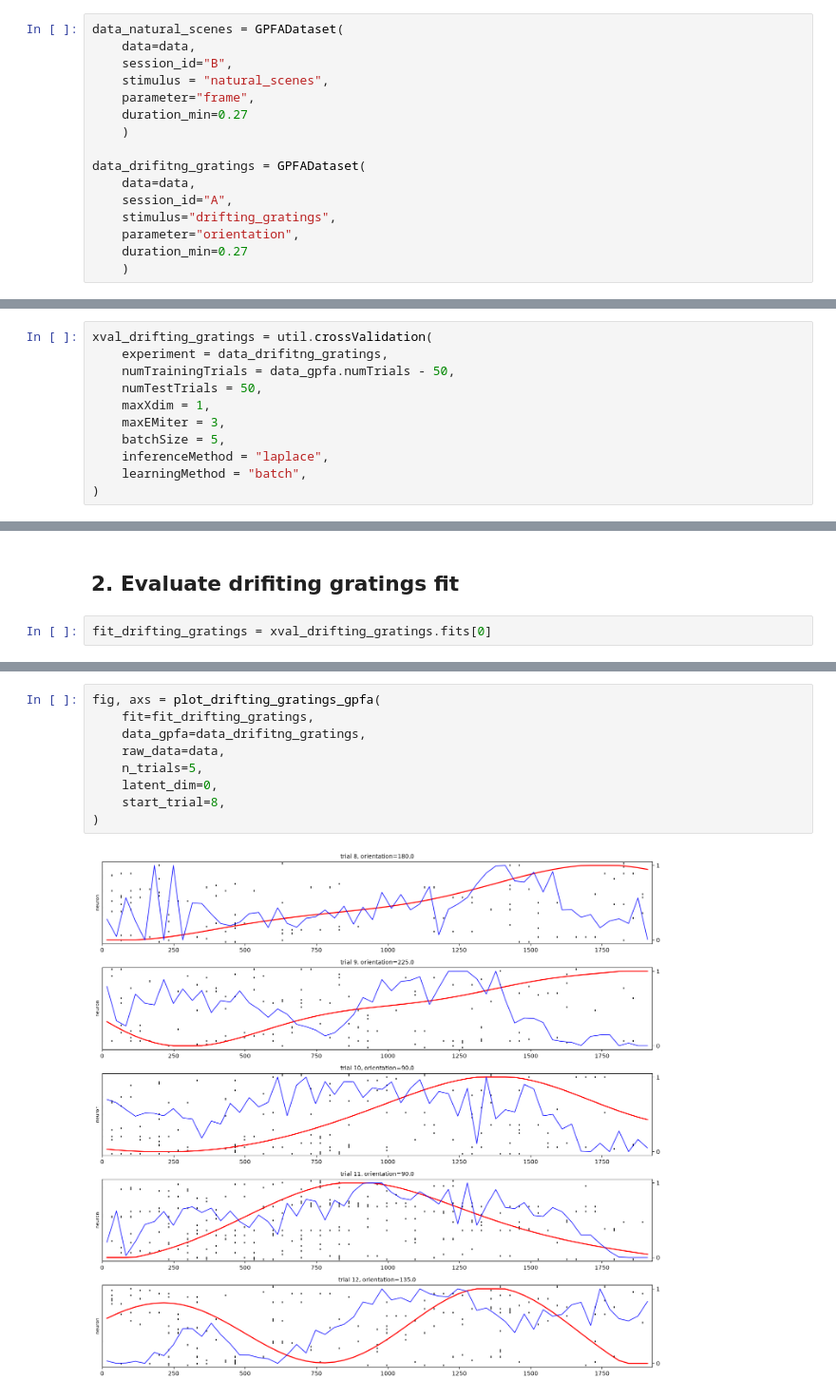
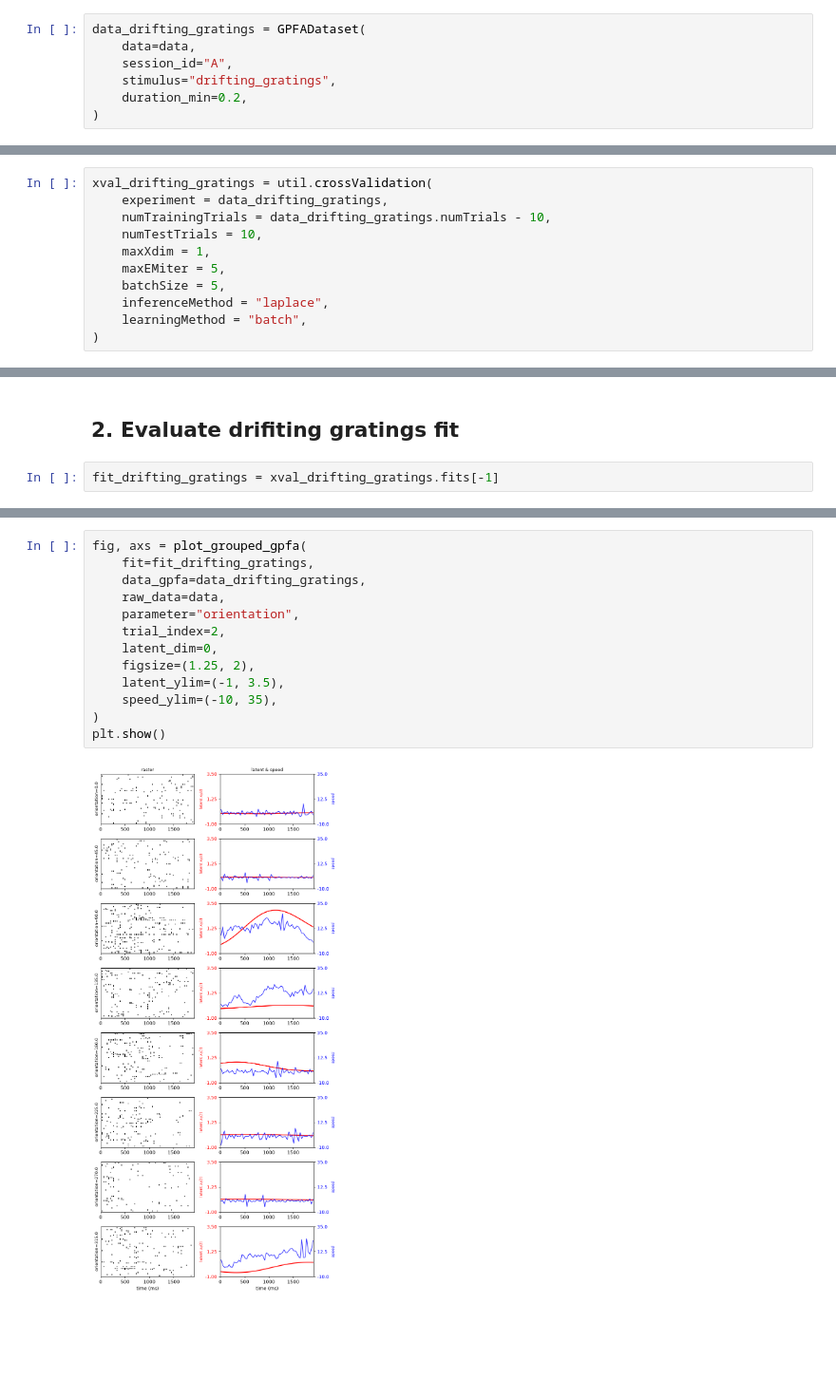
Before and after one commit to MartinGruber15/neural_data_science_project, a Jupyter notebook: notebooks/gpfa.ipynb, the cells around one changed output, grey strips where cells are left out. Shown at 95% size. Saved outputs shown, nothing was run; the diff lists cells and outputs as text; blank space fills up the shorter version.

```diff
--- a/notebooks/gpfa.ipynb
+++ b/notebooks/gpfa.ipynb
@@ -125,16 +128,7 @@ class GPFADataset:
 # %%
-data_natural_scenes = GPFADataset(
-    data=data,
-    session_id="B",
-    stimulus = "natural_scenes",
-    parameter="frame",
-    duration_min=0.27
-    )
-
-data_drifitng_gratings = GPFADataset(
+data_drifting_gratings = GPFADataset(
     data=data,
     session_id="A",
     stimulus="drifting_gratings",
-    parameter="orientation",
-    duration_min=0.27
-    )
+    duration_min=0.2,
+)
@@ -213,10 +258,10 @@ Iteration:   3 of   3, nPLL: = -6.9820Performing leave-one-out cross validation.
 # %%
 xval_drifting_gratings = util.crossValidation(
-    experiment = data_drifitng_gratings,
-    numTrainingTrials = data_gpfa.numTrials - 50,
-    numTestTrials = 50,
+    experiment = data_drifting_gratings,
+    numTrainingTrials = data_drifting_gratings.numTrials - 10,
+    numTestTrials = 10,
     maxXdim = 1,
-    maxEMiter = 3,
+    maxEMiter = 5,
     batchSize = 5,
     inferenceMethod = "laplace",
     learningMethod = "batch",
@@ -353,4 +502,4 @@ plt.show()
 # %% [markdown]
 ## 2. Evaluate drifiting gratings fit
 # %%
-fit_drifting_gratings = xval_drifting_gratings.fits[0]
+fit_drifting_gratings = xval_drifting_gratings.fits[-1]
@@ -425,11 +506,15 @@ def plot_drifting_gratings_gpfa(
 # %%
-fig, axs = plot_drifting_gratings_gpfa(
+fig, axs = plot_grouped_gpfa(
     fit=fit_drifting_gratings,
-    data_gpfa=data_drifitng_gratings,
+    data_gpfa=data_drifting_gratings,
     raw_data=data,
-    n_trials=5,
+    parameter="orientation",
+    trial_index=2,
     latent_dim=0,
-    start_trial=8,
+    figsize=(1.25, 2),
+    latent_ylim=(-1, 3.5),
+    speed_ylim=(-10, 35),
 )
+plt.show()
 # %% [output]
-[figure, old version]
+[figure, new version]
```
Also changed, not shown: parts of 28 cells of this notebook.
